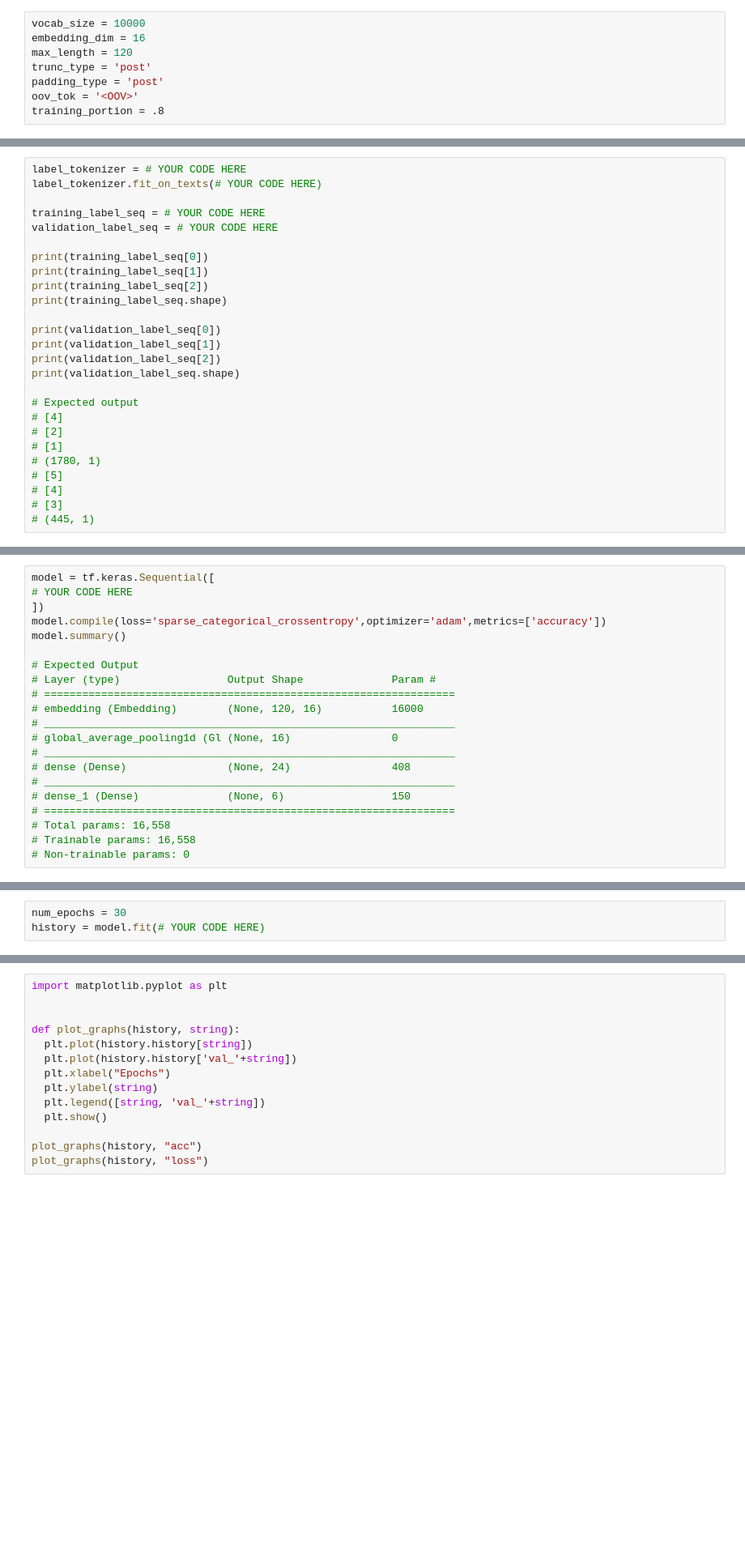
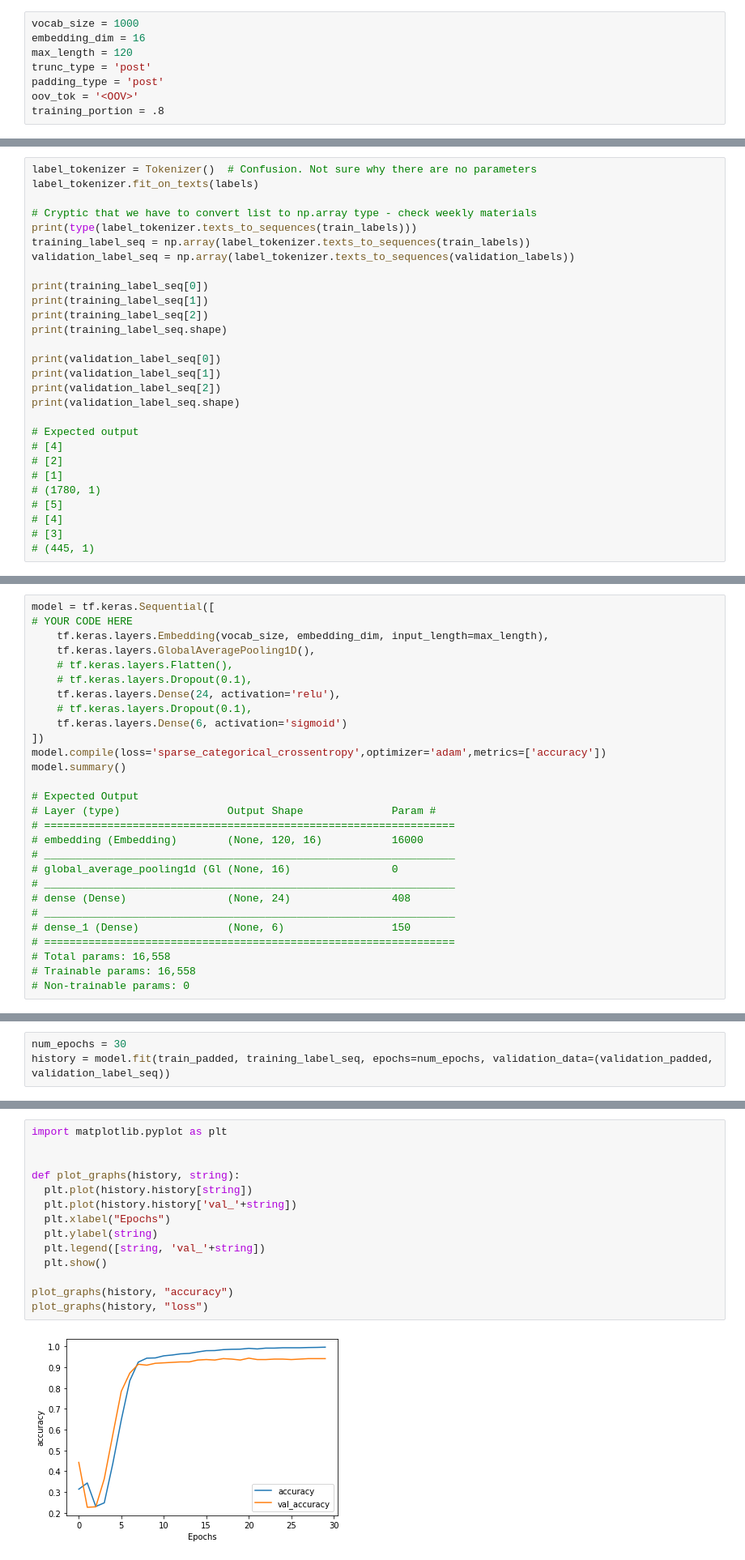
Before and after one commit to kknowles3/dlaicourse, a Jupyter notebook: TensorFlow In Practice/Course 3 - NLP/Course 3 - Week 2 - Exercise - Question.ipynb, the cells around one changed output, grey strips where cells are left out. Shown at 81% size. Cells and saved outputs as stored; diff of their text form; blank space fills up the shorter version.

```diff
--- a/TensorFlow In Practice/Course 3 - NLP/Course 3 - Week 2 - Exercise - Question.ipynb
+++ b/TensorFlow In Practice/Course 3 - NLP/Course 3 - Week 2 - Exercise - Question.ipynb
@@ -22,7 +22,7 @@ Saving to: ‘/tmp/bbc-text.csv’
 
 2020-04-07 17:24:40 (19.4 MB/s) - ‘/tmp/bbc-text.csv’ saved [5057493/5057493]
 # %%
-vocab_size = 10000
+vocab_size = 1000
 embedding_dim = 16
 max_length = 120
 trunc_type = 'post'
@@ -139,11 +139,13 @@ print(validation_padded.shape)
 445
 (445, 120)
 # %%
-label_tokenizer = # YOUR CODE HERE
-label_tokenizer.fit_on_texts(# YOUR CODE HERE)
+label_tokenizer = Tokenizer()  # Confusion. Not sure why there are no parameters
+label_tokenizer.fit_on_texts(labels)
 
-training_label_seq = # YOUR CODE HERE
-validation_label_seq = # YOUR CODE HERE
+# Cryptic that we have to convert list to np.array type - check weekly materials
+print(type(label_tokenizer.texts_to_sequences(train_labels)))
+training_label_seq = np.array(label_tokenizer.texts_to_sequences(train_labels))
+validation_label_seq = np.array(label_tokenizer.texts_to_sequences(validation_labels))
 
 print(training_label_seq[0])
 print(training_label_seq[1])
@@ -167,6 +179,13 @@ print(validation_label_seq.shape)
 # %%
 model = tf.keras.Sequential([
 # YOUR CODE HERE
+    tf.keras.layers.Embedding(vocab_size, embedding_dim, input_length=max_length),
+    tf.keras.layers.GlobalAveragePooling1D(),
+    # tf.keras.layers.Flatten(),
+    # tf.keras.layers.Dropout(0.1),
+    tf.keras.layers.Dense(24, activation='relu'),
+    # tf.keras.layers.Dropout(0.1),
+    tf.keras.layers.Dense(6, activation='sigmoid')
 ])
 model.compile(loss='sparse_categorical_crossentropy',optimizer='adam',metrics=['accuracy'])
 model.summary()
@@ -188,3 +224,3 @@ model.summary()
 # %%
 num_epochs = 30
-history = model.fit(# YOUR CODE HERE)
+history = model.fit(train_padded, training_label_seq, epochs=num_epochs, validation_data=(validation_padded, validation_label_seq))
@@ -191,14 +245,16 @@ history = model.fit(# YOUR CODE HERE)
 # %%
 import matplotlib.pyplot as plt
 
 
 def plot_graphs(history, string):
   plt.plot(history.history[string])
   plt.plot(history.history['val_'+string])
   plt.xlabel("Epochs")
   plt.ylabel(string)
   plt.legend([string, 'val_'+string])
   plt.show()
 
-plot_graphs(history, "acc")
+plot_graphs(history, "accuracy")
 plot_graphs(history, "loss")
+# %% [output]
+[figure, added]
```
Also changed, not shown: parts of 5 cells of this notebook.
